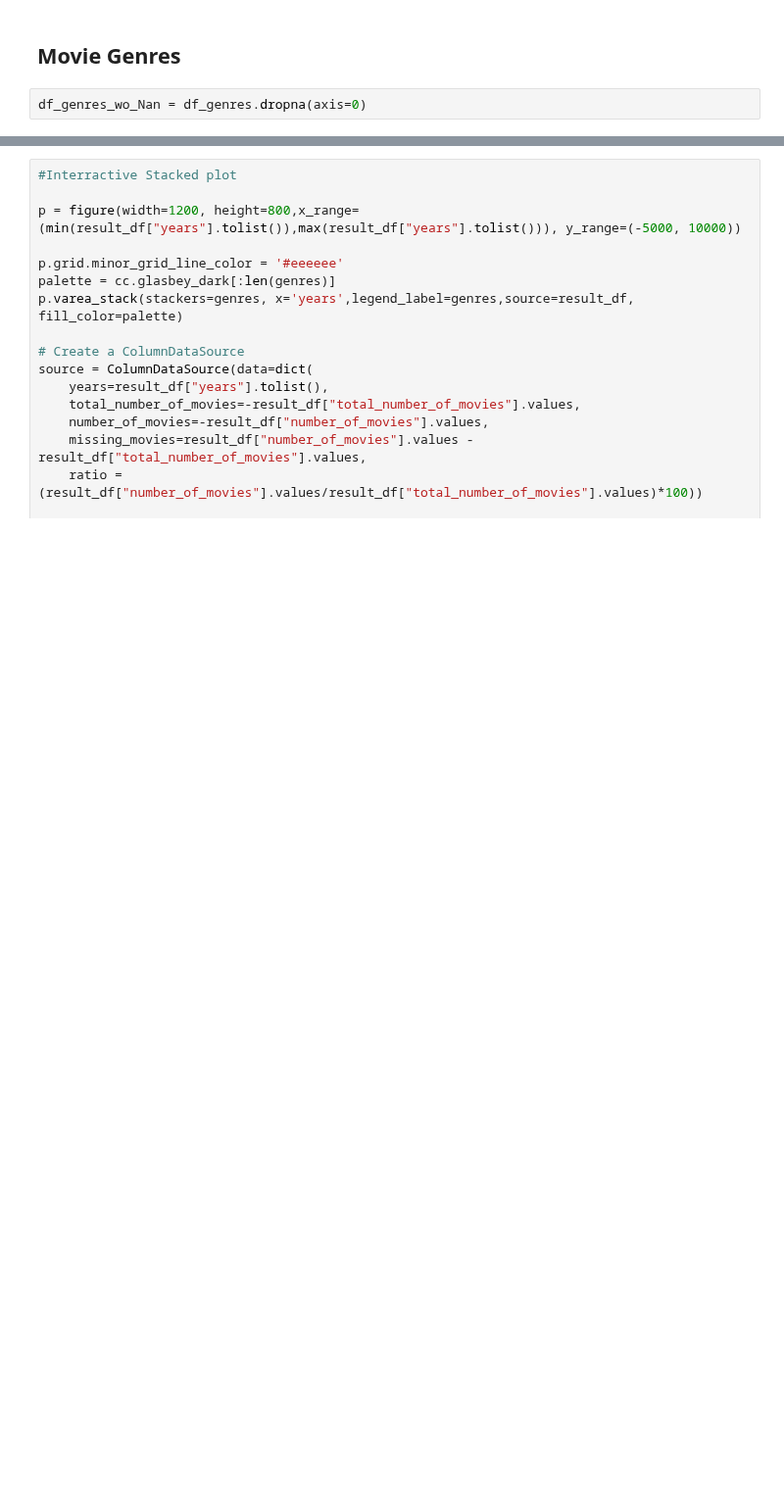
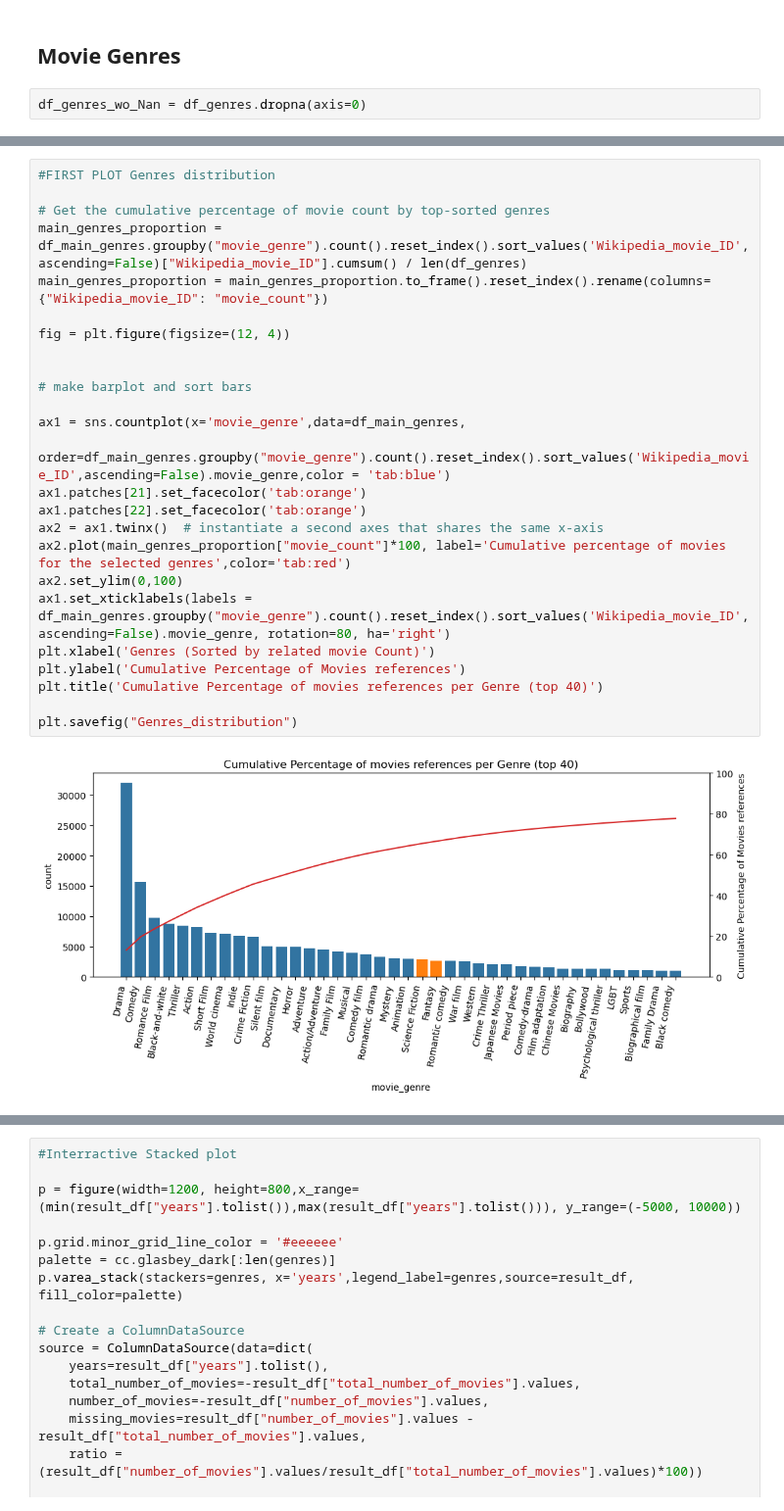
Before and after one commit to epfl-ada/ada-2023-project-thepiratesofthestreet, a Jupyter notebook: Handling and visualizing.ipynb, the cells around one changed output, grey strips where cells are left out. Shown at 98% size. Saved outputs shown, nothing was run; the diff lists cells and outputs as text; blank space fills up the shorter version.

```diff
--- a/Handling and visualizing.ipynb
+++ b/Handling and visualizing.ipynb
@@ -73,0 +121,27 @@ See the caveats in the documentation: https://pandas.pydata.org/pandas-docs/stab
+# %%
+#FIRST PLOT Genres distribution
+
+# Get the cumulative percentage of movie count by top-sorted genres
+main_genres_proportion = df_main_genres.groupby("movie_genre").count().reset_index().sort_values('Wikipedia_movie_ID',ascending=False)["Wikipedia_movie_ID"].cumsum() / len(df_genres)
+main_genres_proportion = main_genres_proportion.to_frame().reset_index().rename(columns={"Wikipedia_movie_ID": "movie_count"})
+
+fig = plt.figure(figsize=(12, 4))
+
+
+# make barplot and sort bars
+
+ax1 = sns.countplot(x='movie_genre',data=df_main_genres,
+			order=df_main_genres.groupby("movie_genre").count().reset_index().sort_values('Wikipedia_movie_ID',ascending=False).movie_genre,color = 'tab:blue')
+ax1.patches[21].set_facecolor('tab:orange')
+ax1.patches[22].set_facecolor('tab:orange')
+ax2 = ax1.twinx()  # instantiate a second axes that shares the same x-axis
+ax2.plot(main_genres_proportion["movie_count"]*100, label='Cumulative percentage of movies for the selected genres',color='tab:red')
+ax2.set_ylim(0,100)
+ax1.set_xticklabels(labels = df_main_genres.groupby("movie_genre").count().reset_index().sort_values('Wikipedia_movie_ID',ascending=False).movie_genre, rotation=80, ha='right')
+plt.xlabel('Genres (Sorted by related movie Count)')
+plt.ylabel('Cumulative Percentage of Movies references')
+plt.title('Cumulative Percentage of movies references per Genre (top 40)')
+
+plt.savefig("Genres_distribution")
+# %% [output]
+[figure, added]
```
Also changed, not shown: parts of 16 cells of this notebook, 1 other file.
